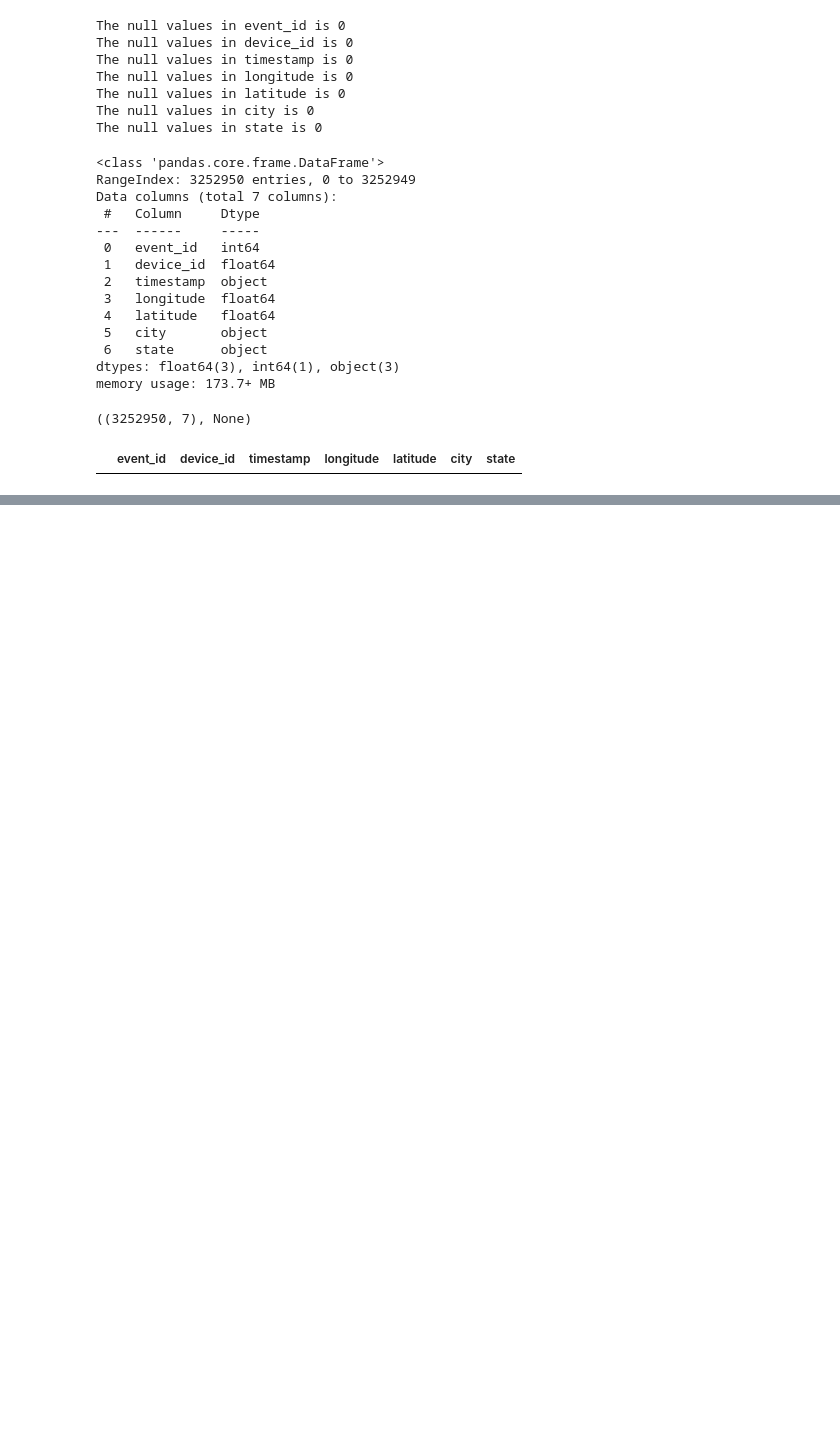
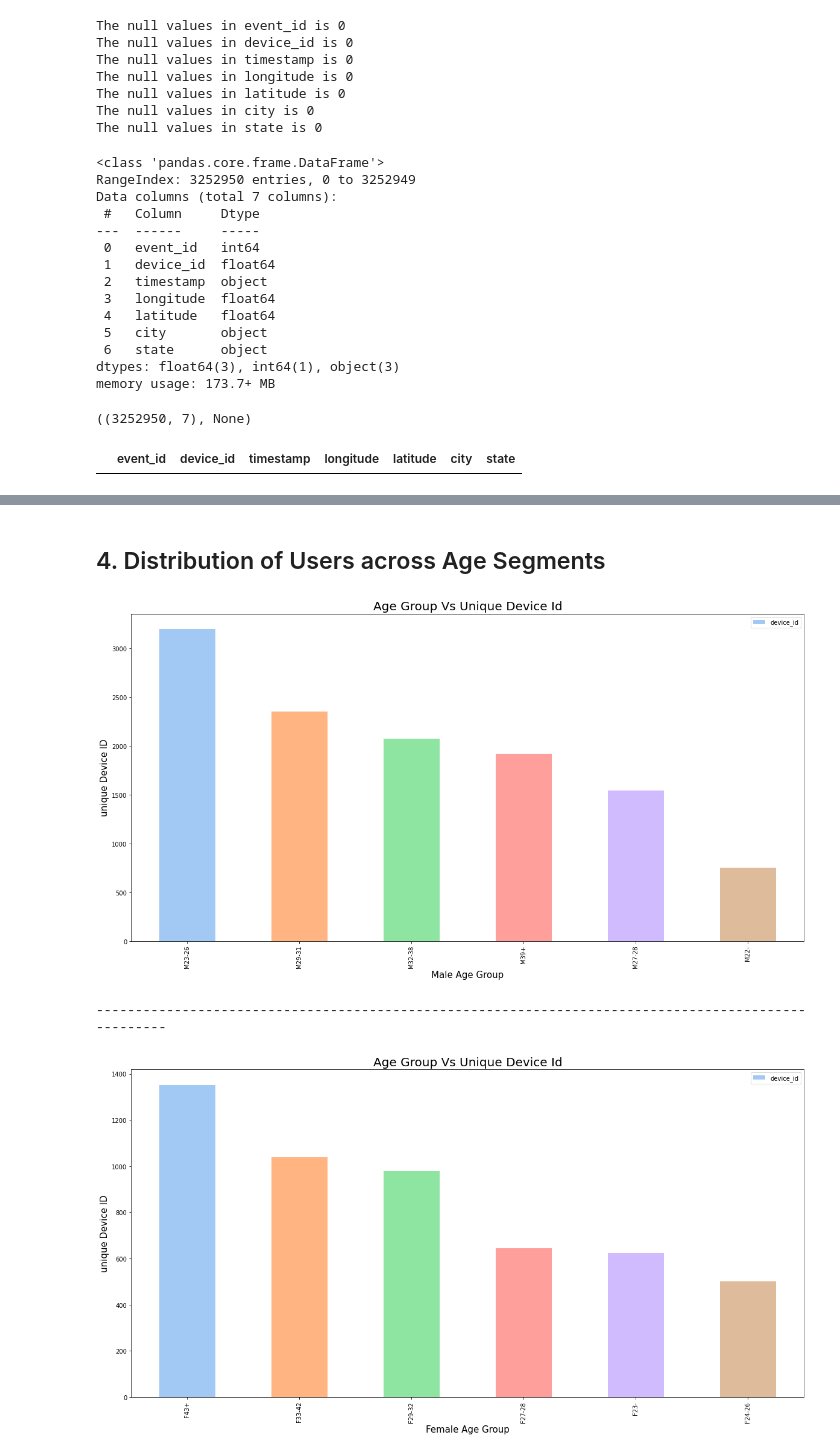
Before and after one commit to ShubhamCJagtap/Capstone_Project_1_EDA, a Jupyter notebook: Capstone_project_1_Mobile_Events_EDA_colab_notebook.ipynb, the cells around one changed output, grey strips where cells are left out. Cells and saved outputs as stored; diff of their text form; code cells hidden in the pictures; blank space fills up the shorter version.

```diff
--- a/Capstone_project_1_Mobile_Events_EDA_colab_notebook.ipynb
+++ b/Capstone_project_1_Mobile_Events_EDA_colab_notebook.ipynb
@@ -816,0 +1007,19 @@ dtype: float64
+# %% [markdown]
+## 4. Distribution of Users across Age Segments
+# %%
+df[df['gender']=='M'].groupby('group')['device_id'].agg('count').reset_index().sort_values(by = 'device_id', ascending = False).plot.bar(x= 'group', y = 'device_id', figsize = (20, 10), color=sns.color_palette('pastel'))
+plt.title('Age Group Vs Unique Device Id',fontdict={'fontsize':20})
+plt.xlabel('Male Age Group',fontdict={'fontsize':15})
+plt.ylabel('unique Device ID',fontdict={'fontsize':15})
+plt.show()
+print('-'*100)
+
+df[df['gender']=='F'].groupby('group')['device_id'].agg('count').reset_index().sort_values(by = 'device_id', ascending = False).plot.bar(x= 'group', y = 'device_id', figsize = (20, 10), color=sns.color_palette('pastel'))
+plt.title('Age Group Vs Unique Device Id',fontdict={'fontsize':20})
+plt.xlabel('Female Age Group',fontdict={'fontsize':15})
+plt.ylabel('unique Device ID',fontdict={'fontsize':15})
+plt.show()
+# %% [output]
+[figure, added]
+----------------------------------------------------------------------------------------------------
+[figure, added]
```
Also changed, not shown: parts of 86 cells of this notebook.
